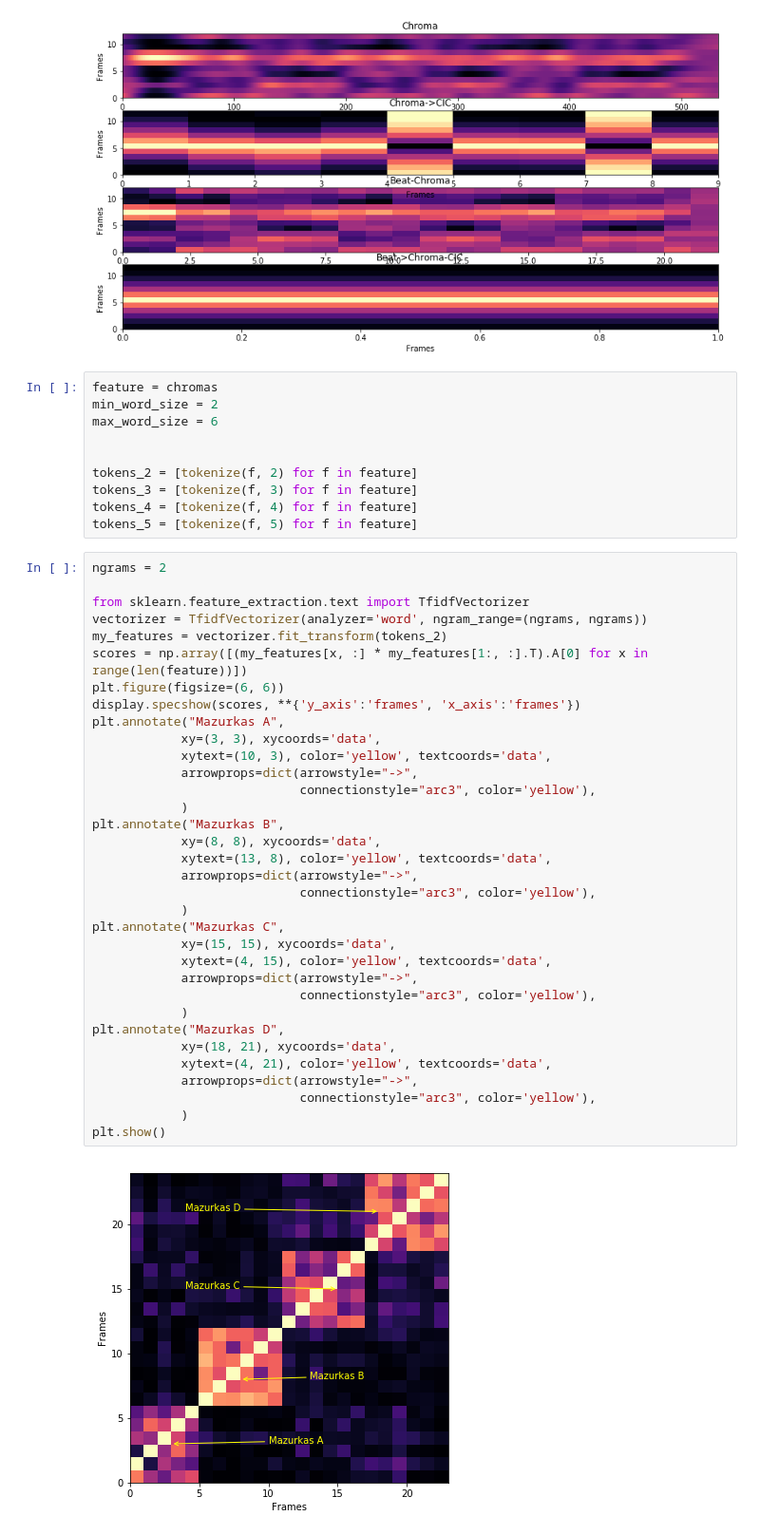
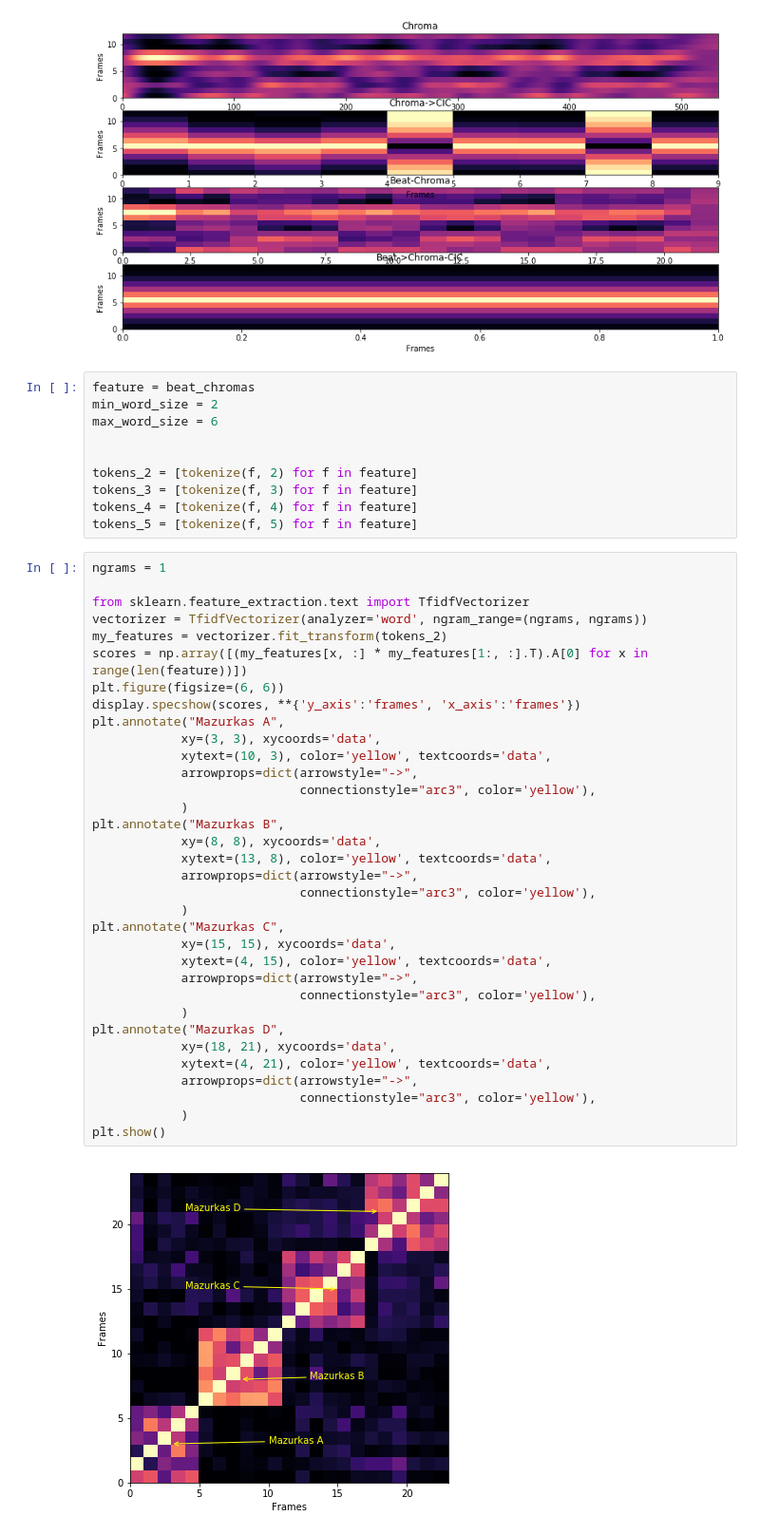
Before and after one commit to arthurtofani/csi-experiments, a Jupyter notebook: notebooks/Extracting tokens from chroma features.ipynb, the cells around one changed output. Shown: that part at 95% size. Cells and saved outputs as stored; diff of their text form.

```diff
--- a/notebooks/Extracting tokens from chroma features.ipynb
+++ b/notebooks/Extracting tokens from chroma features.ipynb
@@ -144,7 +144,7 @@ plt.show()
 # %% [output]
 [figure]
 # %%
-feature = chromas
+feature = beat_chromas
 min_word_size = 2
 max_word_size = 6
 
@@ -154,38 +154,38 @@ tokens_3 = [tokenize(f, 3) for f in feature]
 tokens_4 = [tokenize(f, 4) for f in feature]
 tokens_5 = [tokenize(f, 5) for f in feature]
 # %%
-ngrams = 2
+ngrams = 1
 
 from sklearn.feature_extraction.text import TfidfVectorizer
 vectorizer = TfidfVectorizer(analyzer='word', ngram_range=(ngrams, ngrams))
 my_features = vectorizer.fit_transform(tokens_2)
 scores = np.array([(my_features[x, :] * my_features[1:, :].T).A[0] for x in range(len(feature))])
 plt.figure(figsize=(6, 6))
 display.specshow(scores, **{'y_axis':'frames', 'x_axis':'frames'})
 plt.annotate("Mazurkas A",
             xy=(3, 3), xycoords='data',
             xytext=(10, 3), color='yellow', textcoords='data',
             arrowprops=dict(arrowstyle="->",
                             connectionstyle="arc3", color='yellow'),
             )
 plt.annotate("Mazurkas B",
             xy=(8, 8), xycoords='data',
             xytext=(13, 8), color='yellow', textcoords='data',
             arrowprops=dict(arrowstyle="->",
                             connectionstyle="arc3", color='yellow'),
             )
 plt.annotate("Mazurkas C",
             xy=(15, 15), xycoords='data',
             xytext=(4, 15), color='yellow', textcoords='data',
             arrowprops=dict(arrowstyle="->",
                             connectionstyle="arc3", color='yellow'),
             )
 plt.annotate("Mazurkas D",
             xy=(18, 21), xycoords='data',
             xytext=(4, 21), color='yellow', textcoords='data',
             arrowprops=dict(arrowstyle="->",
                             connectionstyle="arc3", color='yellow'),
             )
 plt.show()
 # %% [output]
-[figure, old version]
+[figure, new version]
```
